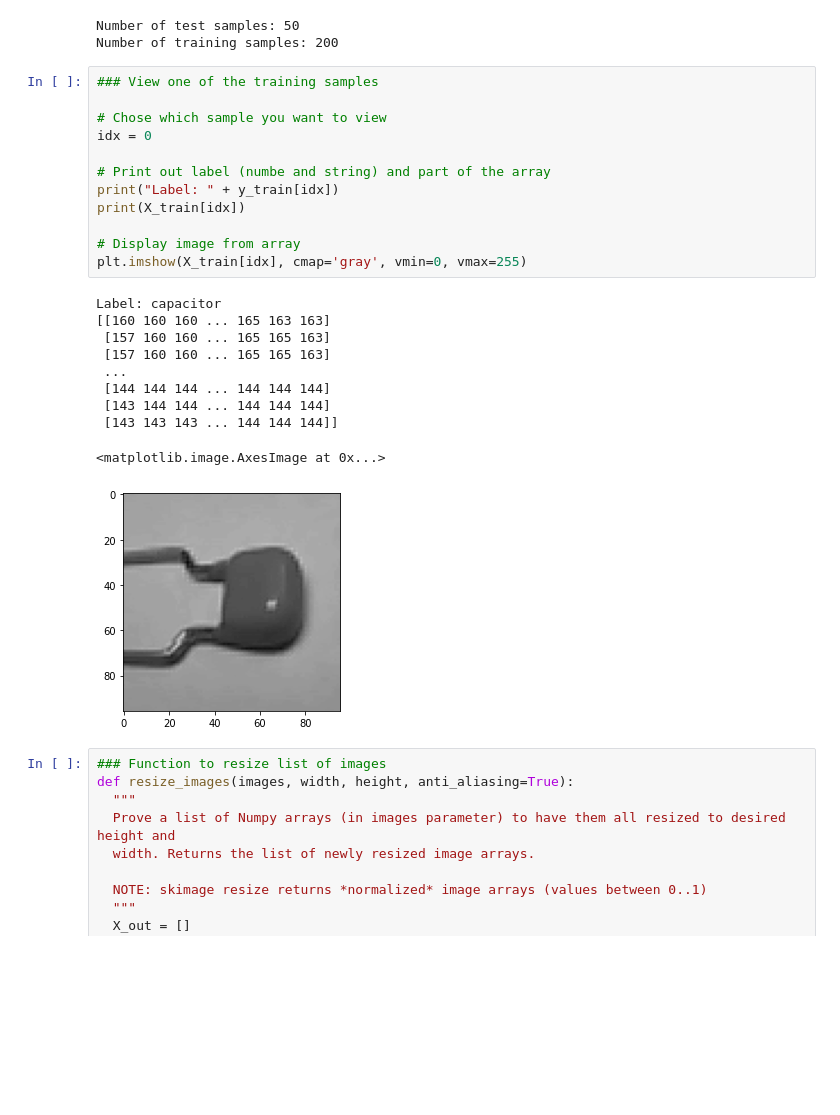
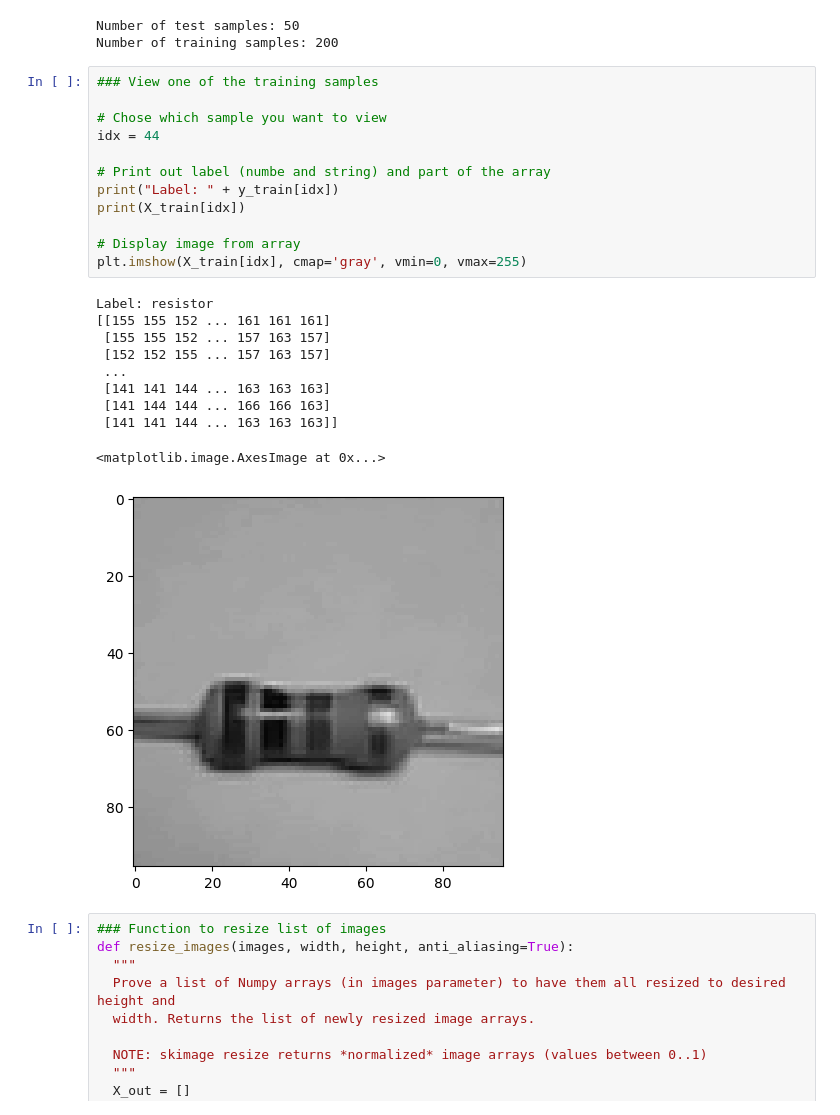
Before and after one commit to ericheichert/Coursera-Computer-Vision-Course, a Jupyter notebook: ei_image_raw_uploader.ipynb, the cells around one changed output. Drawn from its saved outputs; the diff is of its cells as text; blank space fills up the shorter version.

```diff
--- a/ei_image_raw_uploader.ipynb
+++ b/ei_image_raw_uploader.ipynb
@@ -149,26 +149,26 @@ Number of training samples: 200
 # %%
 ### View one of the training samples
 
 # Chose which sample you want to view
-idx = 0
+idx = 44
 
 # Print out label (numbe and string) and part of the array
 print("Label: " + y_train[idx])
 print(X_train[idx])
 
 # Display image from array
 plt.imshow(X_train[idx], cmap='gray', vmin=0, vmax=255)
 # %% [output]
-Label: capacitor
-[[160 160 160 ... 165 163 163]
- [157 160 160 ... 165 165 163]
- [157 160 160 ... 165 165 163]
+Label: resistor
+[[155 155 152 ... 161 161 161]
+ [155 155 152 ... 157 163 157]
+ [152 152 155 ... 157 163 157]
  ...
- [144 144 144 ... 144 144 144]
- [143 144 144 ... 144 144 144]
- [143 143 143 ... 144 144 144]]
+ [141 141 144 ... 163 163 163]
+ [141 144 144 ... 166 166 163]
+ [141 141 144 ... 163 163 163]]
 <matplotlib.image.AxesImage at 0x...>
-[figure, old version]
+[figure, new version]
 # %%
 ### Function to resize list of images
 def resize_images(images, width, height, anti_aliasing=True):
```
Also changed, not shown: parts of 3 cells of this notebook.
